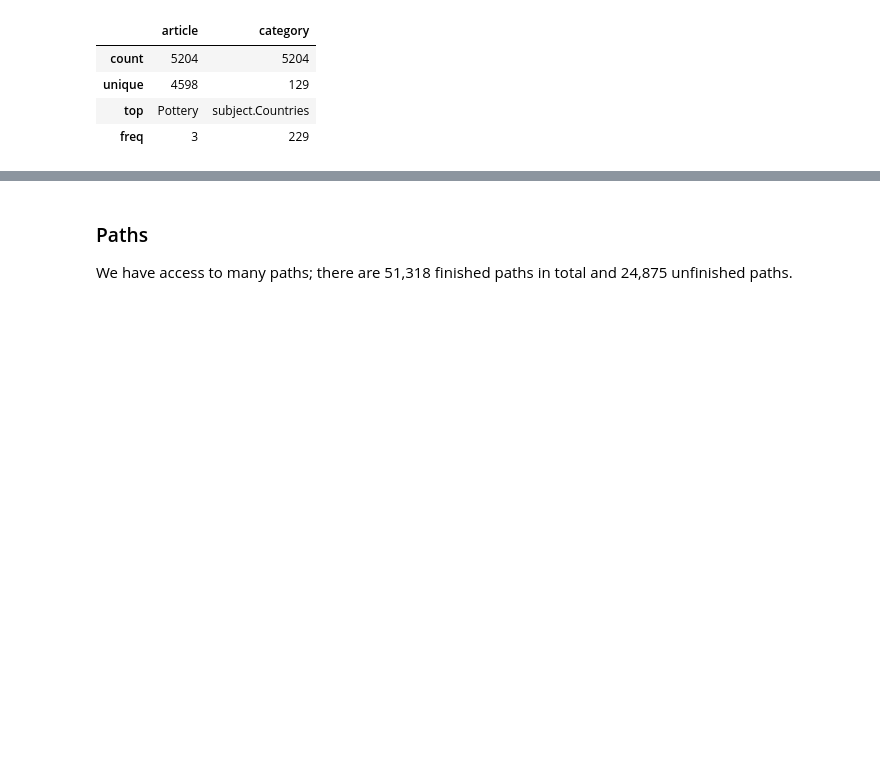
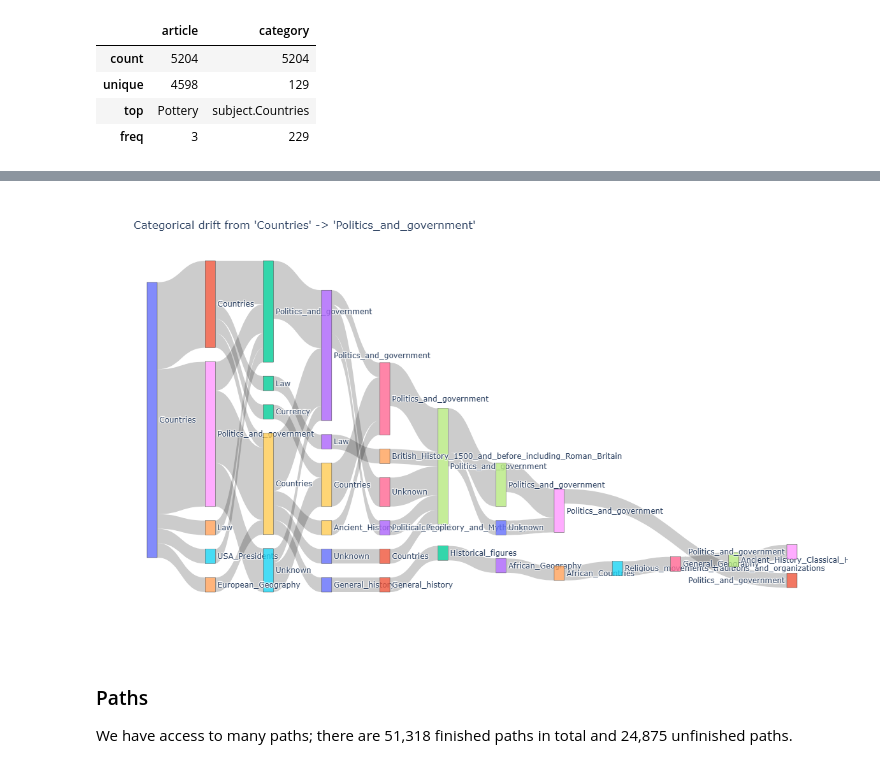
Before and after one commit to au-nlp/project-milestone-p2-group11, a Jupyter notebook: main.ipynb, the cells around one changed output, grey strips where cells are left out. Saved outputs shown, nothing was run; the diff lists cells and outputs as text; code cells hidden in the pictures; blank space fills up the shorter version.

```diff
--- a/main.ipynb
+++ b/main.ipynb
@@ -99,3 +282,9 @@ categories.describe()
+# %%
+# Display the saved sankey plot
+from IPython.display import Image, display
+display(Image(filename="cat_shift_plot.png"))
+# %% [output]
+[figure, added]
 # %% [markdown]
 <h3>Paths</h3>
 
```
Also changed, not shown: parts of 13 cells of this notebook.
